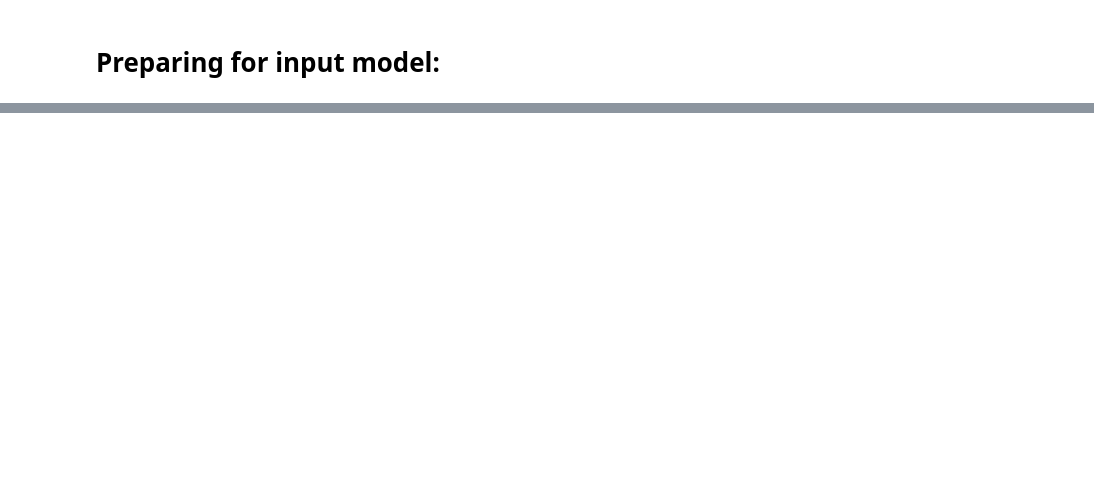
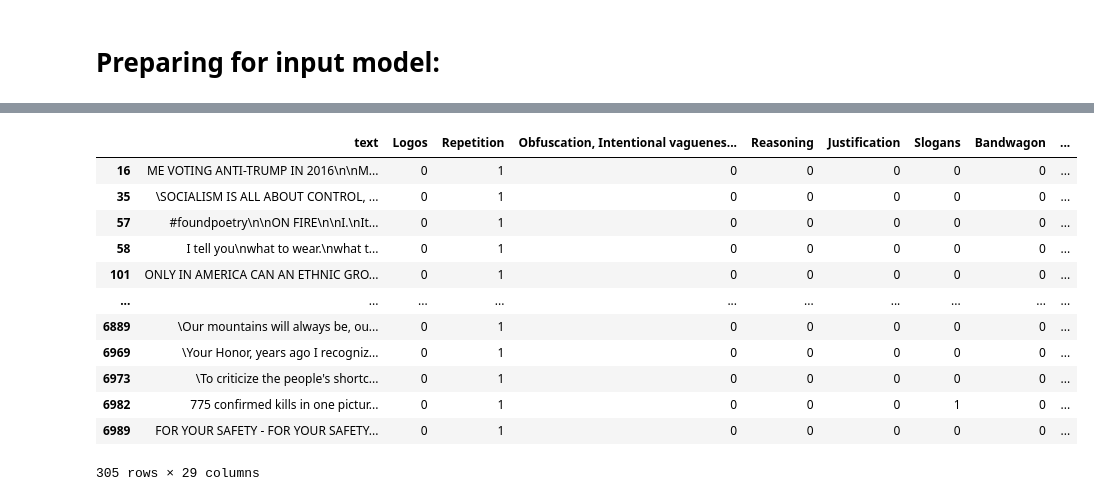
Before and after one commit to jaimeMontea/detection_techniques_memes, a Jupyter notebook: analysis.ipynb, the cells around one changed output, grey strips where cells are left out. Drawn from its saved outputs; the diff is of its cells as text; code cells hidden in the pictures; blank space fills up the shorter version.

```diff
--- a/analysis.ipynb
+++ b/analysis.ipynb
@@ -170,3 +206,19 @@ See the caveats in the documentation: https://pandas.pydata.org/pandas-docs/stab
 | 6998 | I'm so happy we live in a world w... | 0 | 0 | 0 | 0 | 0 | 0 | 0 | ... |
 | 6999 | Reminder\nWomen's rights are huma... | 0 | 0 | 0 | 0 | 0 | 1 | 0 | ... |
 7000 rows × 29 columns
+# %%
+data_input.loc[data_input["Repetition"] == 1]
+# %% [output]
+|  | text | Logos | Repetition | Obfuscation, Intentional vaguenes... | Reasoning | Justification | Slogans | Bandwagon | ... |
+| 16 | ME VOTING ANTI-TRUMP IN 2016\n\nM... | 0 | 1 | 0 | 0 | 0 | 0 | 0 | ... |
+| 35 | \SOCIALISM IS ALL ABOUT CONTROL, ... | 0 | 1 | 0 | 0 | 0 | 0 | 0 | ... |
+| 57 | #foundpoetry\n\nON FIRE\n\nI.\nIt... | 0 | 1 | 0 | 0 | 0 | 0 | 0 | ... |
+| 58 | I tell you\nwhat to wear.\nwhat t... | 0 | 1 | 0 | 0 | 0 | 0 | 0 | ... |
+| 101 | ONLY IN AMERICA CAN AN ETHNIC GRO... | 0 | 1 | 0 | 0 | 0 | 0 | 0 | ... |
+| ... | ... | ... | ... | ... | ... | ... | ... | ... | ... |
+| 6889 | \Our mountains will always be, ou... | 0 | 1 | 0 | 0 | 0 | 0 | 0 | ... |
+| 6969 | \Your Honor, years ago I recogniz... | 0 | 1 | 0 | 0 | 0 | 0 | 0 | ... |
+| 6973 | \To criticize the people's shortc... | 0 | 1 | 0 | 0 | 0 | 0 | 0 | ... |
+| 6982 | 775 confirmed kills in one pictur... | 0 | 1 | 0 | 0 | 0 | 1 | 0 | ... |
+| 6989 | FOR YOUR SAFETY - FOR YOUR SAFETY... | 0 | 1 | 0 | 0 | 0 | 0 | 0 | ... |
+305 rows × 29 columns
```
Also changed, not shown: parts of 8 cells of this notebook, 2 other files.
